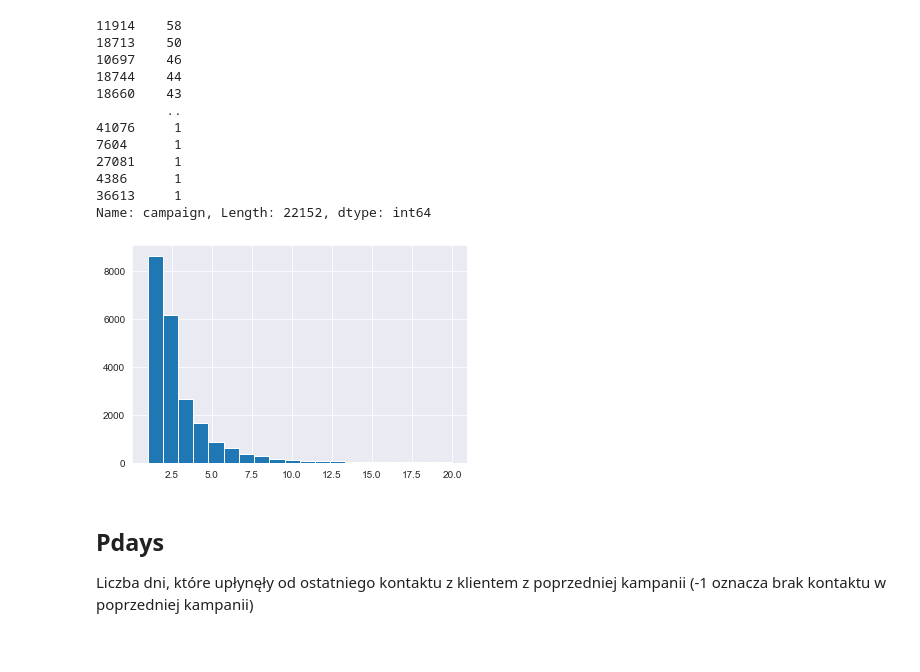
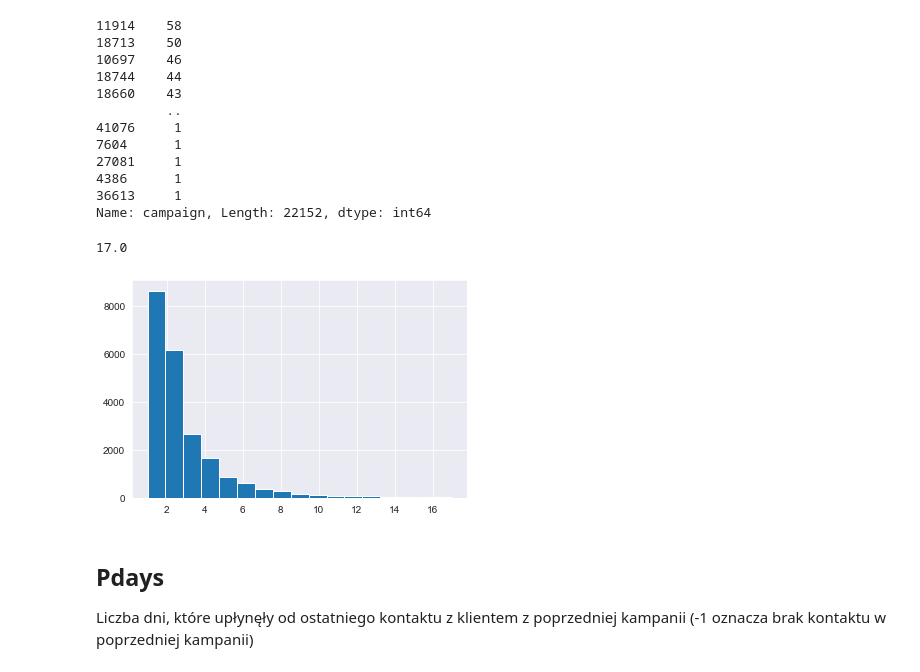
Before and after one commit to MajshiJD/ML_proj2, a Jupyter notebook: preprocessing/EDA_preprocessing.ipynb, the cells around one changed output. Cells and saved outputs as stored; diff of their text form; code cells hidden in the pictures.

```diff
--- a/preprocessing/EDA_preprocessing.ipynb
+++ b/preprocessing/EDA_preprocessing.ipynb
@@ -403,11 +416,15 @@ df.campaign.sort_values(ascending=False)
 4386      1
 36613     1
 Name: campaign, Length: 22152, dtype: int64
+# %%
+np.quantile(df.campaign, 0.99)
+# %% [output]
+17.0
 # %%
-df[df.campaign<=20].campaign.hist(bins=20)
+df[df.campaign<=np.quantile(df.campaign, 0.99)].campaign.hist(bins=17)
 plt.show()
 # %% [output]
-[figure, old version]
+[figure, new version]
 # %% [markdown]
 ## Pdays
 
```
Also changed, not shown: parts of 28 cells of this notebook, 7 other files.
